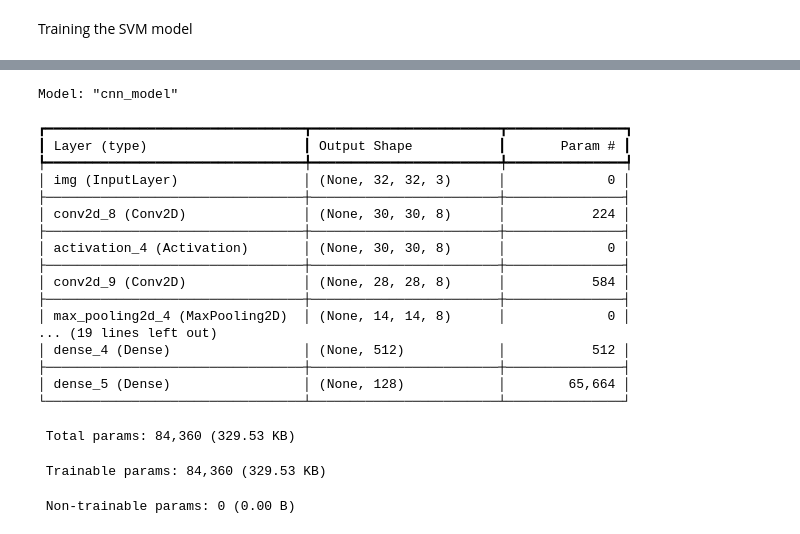
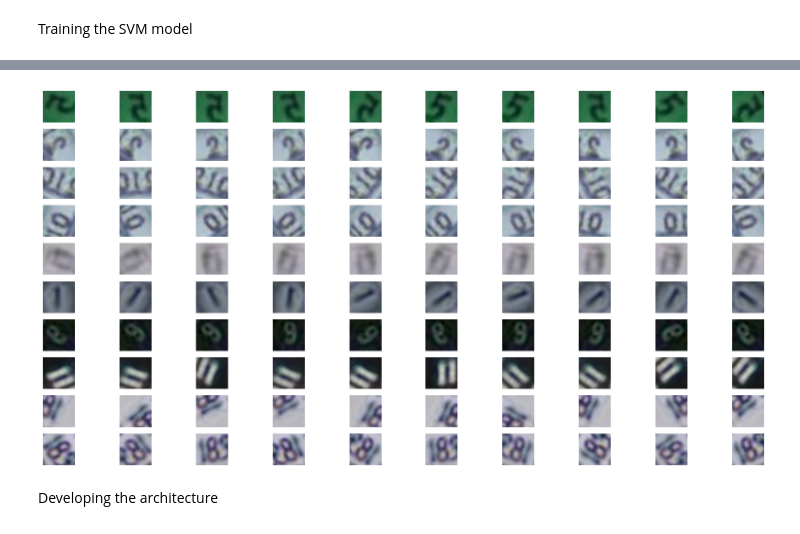
Before and after one commit to aidanlockwood20/CAB420-Codebase, a Jupyter notebook: Assessment/assignment_1a/assignment_1a.ipynb, the cells around one changed output, grey strips where cells are left out. Drawn from its saved outputs; the diff is of its cells as text; code cells hidden in the pictures.

```diff
--- a/Assessment/assignment_1a/assignment_1a.ipynb
+++ b/Assessment/assignment_1a/assignment_1a.ipynb
@@ -833,45 +1115,21 @@ Testing Time: 6.921745999999999
-# %%
-inputs = keras.Input(shape = (32, 32, 3), name = 'img')
-
-conv2d_layer_one = layers.Conv2D(8, (3, 3), activation = 'relu')(inputs)
-activation_layer_one = layers.Activation('relu')(conv2d_layer_one)
-conv2d_layer_two = layers.Conv2D(8, (3, 3), activation = 'relu')(activation_layer_one)
-max_pooling_layer_one = layers.MaxPooling2D((2, 2))(conv2d_layer_two)
-
-conv2d_layer_three = layers.Conv2D(16, (3, 3), activation = 'relu')(max_pooling_layer_one)
-activation_layer_two = layers.Activation('relu')(conv2d_layer_three)
-conv2d_layer_four = layers.Conv2D(16, (3, 3), activation = 'relu')(activation_layer_two)
-max_pooling_layer_two = layers.MaxPooling2D((2, 2))(conv2d_layer_four)
-
-conv2d_layer_five = layers.Conv2D(32, (3, 3), activation = 'relu')(max_pooling_layer_two)
-activation_layer_three = layers.Activation('relu')(conv2d_layer_five)
-conv2d_layer_six = layers.Conv2D(32, (3, 3), activation = 'relu')(activation_layer_three)
-max_pooling_layer_three = layers.MaxPooling2D((2, 2))(conv2d_layer_six)
-
-dense_layer_one = layers.Dense(512, activation = 'relu')(layers.Flatten()(max_pooling_layer_three))
-output = layers.Dense(128, activation = 'relu')(dense_layer_one)
-
-model = keras.Model(inputs = inputs, outputs = output, name = 'cnn_model')
-model.summary()
-# %% [output]
-Model: "cnn_model"
-┏━━━━━━━━━━━━━━━━━━━━━━━━━━━━━━━━━┳━━━━━━━━━━━━━━━━━━━━━━━━┳━━━━━━━━━━━━━━━┓
-┃ Layer (type)                    ┃ Output Shape           ┃       Param # ┃
-┡━━━━━━━━━━━━━━━━━━━━━━━━━━━━━━━━━╇━━━━━━━━━━━━━━━━━━━━━━━━╇━━━━━━━━━━━━━━━┩
-│ img (InputLayer)                │ (None, 32, 32, 3)      │             0 │
-├─────────────────────────────────┼────────────────────────┼───────────────┤
-│ conv2d_8 (Conv2D)               │ (None, 30, 30, 8)      │           224 │
-├─────────────────────────────────┼────────────────────────┼───────────────┤
-│ activation_4 (Activation)       │ (None, 30, 30, 8)      │             0 │
-├─────────────────────────────────┼────────────────────────┼───────────────┤
-│ conv2d_9 (Conv2D)               │ (None, 28, 28, 8)      │           584 │
-├─────────────────────────────────┼────────────────────────┼───────────────┤
-│ max_pooling2d_4 (MaxPooling2D)  │ (None, 14, 14, 8)      │             0 │
-... (19 lines left out)
-│ dense_4 (Dense)                 │ (None, 512)            │           512 │
-├─────────────────────────────────┼────────────────────────┼───────────────┤
-│ dense_5 (Dense)                 │ (None, 128)            │        65,664 │
-└─────────────────────────────────┴────────────────────────┴───────────────┘
- Total params: 84,360 (329.53 KB)
- Trainable params: 84,360 (329.53 KB)
- Non-trainable params: 0 (0.00 B)
+# %%
+# Augmenting the data
+data_augmentation = keras.Sequential(
+    [
+        layers.RandomFlip("horizontal"),
+        layers.RandomRotation(0.2),
+        layers.RandomContrast(0.2),
+    ]
+)
+
+fig = plt.figure(figsize = (20, 10))
+for i in range(10):
+    for j in range(10):
+        ax = fig.add_subplot(10, 10, i * 10 + j + 1)
+        augmented_image = data_augmentation(keras.ops.expand_dims(X_q3_train[i,:,:,:],0))
+        ax.imshow(augmented_image[0])
+        ax.axis('off')
+# %% [output]
+[figure, added]
+# %% [markdown]
+Developing the architecture
```
Also changed, not shown: parts of 24 cells of this notebook, 2 other files.
